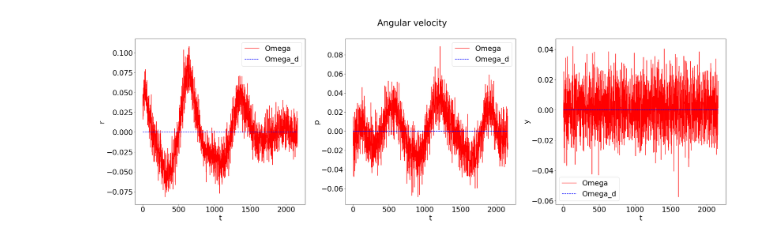
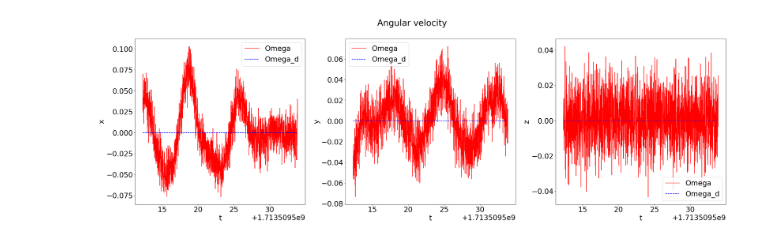
Before and after one commit to joshsohn/COML_in_snap, a Jupyter notebook: src/outer_loop_python/whiteboards/load_rosbag.ipynb, the cells around one changed output. Drawn from its saved outputs; the diff is of its cells as text; code cells hidden in the pictures.

Commit message:
add wind and graph

```diff
--- a/src/outer_loop_python/whiteboards/load_rosbag.ipynb
+++ b/src/outer_loop_python/whiteboards/load_rosbag.ipynb
@@ -10,11 +10,14 @@ from snapstack_msgs.msg import State, Goal, AttitudeCommand, ControlLog, QuadFli
 
 plt.rcParams.update({'font.size': 24})
 # %%
-filename = '_2024-04-19-02-41-38.bag'
+filename = '_2024-04-19-02-51-51.bag'
 b = bagreader(f'../rosbags/{filename}')
 
 # replace the topic name as per your need
 topic_log = b.message_by_topic('/HX14s/log')
+topic_wind = b.message_by_topic('/HX14s/wind')
+df_wind = pd.read_csv(topic_wind)
 df_log = pd.read_csv(topic_log)
 print(df_log.keys())
+print(df_wind.keys())
 # %% [output]
@@ -34,15 +41,15 @@ Index(['Time', 'header.seq', 'header.stamp.secs', 'header.stamp.nsecs',
 # %%
-def plot(df_log, xlim_left=None, xlim_right=None):
+def plot(df_log, df_wind, xlim_left=None, xlim_right=None):
     # A, y
     fig, axes = plt.subplots(1, 2, figsize=(30, 10))
 
-    df_log['A_norm'].plot(ax=axes[0])
+    df_log.plot(x='Time', y='A_norm', ax=axes[0])
     axes[0].set_ylabel('A_norm')
     axes[0].set_xlabel('t')
     axes[0].set_xlim(left=xlim_left, right=xlim_right)
     axes[0].legend()
 
-    df_log['y_norm'].plot(ax=axes[1])
+    df_log.plot(x='Time', y='y_norm', ax=axes[1])
     axes[1].set_ylabel('y_norm')
     axes[1].set_xlabel('t')
     axes[1].legend()
@@ -55,22 +62,22 @@ def plot(df_log, xlim_left=None, xlim_right=None):
     # Position
     fig, axes =plt.subplots(1, 3, figsize=(30, 10))
 
-    df_log['p.x'].plot(ax=axes[0], style='r-', label='q')
-    df_log['p_ref.x'].plot(ax=axes[0], style='b--', label='r')
+    df_log.plot(x='Time', y='p.x', ax=axes[0], style='r-', label='q')
+    df_log.plot(x='Time', y='p_ref.x', ax=axes[0], style='b--', label='r')
     axes[0].set_ylabel('x')
     axes[0].set_xlabel('t')
     axes[0].set_xlim(left=xlim_left, right=xlim_right)
     axes[0].legend()
 
-    df_log['p.y'].plot(ax=axes[1], style='r-', label='q')
-    df_log['p_ref.y'].plot(ax=axes[1], style='b--', label='r')
+    df_log.plot(x='Time', y='p.y', ax=axes[1], style='r-', label='q')
+    df_log.plot(x='Time', y='p_ref.y', ax=axes[1], style='b--', label='r')
     axes[1].set_ylabel('y')
     axes[1].set_xlabel('t')
     axes[1].set_xlim(left=xlim_left, right=xlim_right)
     axes[1].legend()
 
-    df_log['p.z'].plot(ax=axes[2], style='r-', label='q')
-    df_log['p_ref.z'].plot(ax=axes[2], style='b--', label='r')
+    df_log.plot(x='Time', y='p.z', ax=axes[2], style='r-', label='q')
+    df_log.plot(x='Time', y='p_ref.z', ax=axes[2], style='b--', label='r')
     axes[2].set_ylabel('z')
     axes[2].set_xlabel('t')
     axes[2].set_xlim(left=xlim_left, right=xlim_right)
@@ -83,22 +90,22 @@ def plot(df_log, xlim_left=None, xlim_right=None):
     # Velocity
     fig, axes = plt.subplots(1, 3, figsize=(30, 10))
 
-    df_log['v.x'].plot(ax=axes[0], style='r-', label='dq')
-    df_log['v_ref.x'].plot(ax=axes[0], style='b--',label='dr')
+    df_log.plot(x='Time', y='v.x', ax=axes[0], style='r-', label='dq')
+    df_log.plot(x='Time', y='v_ref.x', ax=axes[0], style='b--',label='dr')
     axes[0].set_ylabel('x')
     axes[0].set_xlabel('t')
     axes[0].set_xlim(left=xlim_left, right=xlim_right)
     axes[0].legend()
 
-    df_log['v.y'].plot(ax=axes[1], style='r-', label='dq')
-    df_log['v_ref.y'].plot(ax=axes[1], style='b--',label='dr')
+    df_log.plot(x='Time', y='v.y', ax=axes[1], style='r-', label='dq')
+    df_log.plot(x='Time', y='v_ref.y', ax=axes[1], style='b--',label='dr')
     axes[1].set_ylabel('y')
     axes[1].set_xlabel('t')
     axes[1].set_xlim(left=xlim_left, right=xlim_right)
     axes[1].legend()
 
-    df_log['v.z'].plot(ax=axes[2], style='r-', label='dq')
-    df_log['v_ref.z'].plot(ax=axes[2], style='b--',label='dr')
+    df_log.plot(x='Time', y='v.z', ax=axes[2], style='r-', label='dq')
+    df_log.plot(x='Time', y='v_ref.z', ax=axes[2], style='b--',label='dr')
     axes[2].set_ylabel('z')
     axes[2].set_xlabel('t')
     axes[2].set_xlim(left=xlim_left, right=xlim_right)
@@ -111,23 +118,23 @@ def plot(df_log, xlim_left=None, xlim_right=None):
     # Attitude
     fig, axes = plt.subplots(1, 3, figsize=(30, 10))
 
-    df_log['rpy.x'].plot(ax=axes[0], style='r-', label='R')
-    df_log['rpy_ref.x'].plot(ax=axes[0], style='b--', label='R_d')
-    axes[0].set_ylabel('r')
+    df_log.plot(x='Time', y='rpy.x', ax=axes[0], style='r-', label='R')
+    df_log.plot(x='Time', y='rpy_ref.x', ax=axes[0], style='b--', label='R_d')
+    axes[0].set_ylabel('x')
     axes[0].set_xlabel('t')
     axes[0].set_xlim(left=xlim_left, right=xlim_right)
     axes[0].legend()
 
-    df_log['rpy.y'].plot(ax=axes[1], style='r-', label='R')
-    df_log['rpy_ref.y'].plot(ax=axes[1], style='b--', label='R_d')
-    axes[1].set_ylabel('p')
+    df_log.plot(x='Time', y='rpy.y', ax=axes[1], style='r-', label='R')
+    df_log.plot(x='Time', y='rpy_ref.y', ax=axes[1], style='b--', label='R_d')
+    axes[1].set_ylabel('y')
     axes[1].set_xlabel('t')
     axes[1].set_xlim(left=xlim_left, right=xlim_right)
     axes[1].legend()
 
-    df_log['rpy.z'].plot(ax=axes[2], style='r-', label='R')
-    df_log['rpy_ref.z'].plot(ax=axes[2], style='b--', label='R_d')
-    axes[2].set_ylabel('y')
+    df_log.plot(x='Time', y='rpy.z', ax=axes[2], style='r-', label='R')
+    df_log.plot(x='Time', y='rpy_ref.z', ax=axes[2], style='b--', label='R_d')
+    axes[2].set_ylabel('z')
     axes[2].set_xlabel('t')
     axes[2].set_xlim(left=xlim_left, right=xlim_right)
     axes[2].legend()
@@ -139,23 +146,23 @@ def plot(df_log, xlim_left=None, xlim_right=None):
     # Angular velocity
     fig, axes = plt.subplots(1, 3, figsize=(30, 10))
 
-    df_log['w.x'].plot(ax=axes[0], style='r-', label='Omega')
-    df_log['w_ref.x'].plot(ax=axes[0], style='b--', label='Omega_d')
-    axes[0].set_ylabel('r')
+    df_log.plot(x='Time', y='w.x', ax=axes[0], style='r-', label='Omega')
+    df_log.plot(x='Time', y='w_ref.x', ax=axes[0], style='b--', label='Omega_d')
+    axes[0].set_ylabel('x')
     axes[0].set_xlabel('t')
     axes[0].set_xlim(left=xlim_left, right=xlim_right)
     axes[0].legend()
 
-    df_log['w.y'].plot(ax=axes[1], style='r-', label='Omega')
-    df_log['w_ref.y'].plot(ax=axes[1], style='b--', label='Omega_d')
-    axes[1].set_ylabel('p')
+    df_log.plot(x='Time', y='w.y', ax=axes[1], style='r-', label='Omega')
+    df_log.plot(x='Time', y='w_ref.y', ax=axes[1], style='b--', label='Omega_d')
+    axes[1].set_ylabel('y')
     axes[1].set_xlabel('t')
     axes[1].set_xlim(left=xlim_left, right=xlim_right)
     axes[1].legend()
 
-    df_log['w.z'].plot(ax=axes[2], style='r-', label='Omega')
-    df_log['w_ref.z'].plot(ax=axes[2], style='b--', label='Omega_d')
-    axes[2].set_ylabel('y')
+    df_log.plot(x='Time', y='w.z', ax=axes[2], style='r-', label='Omega')
+    df_log.plot(x='Time', y='w_ref.z', ax=axes[2], style='b--', label='Omega_d')
+    axes[2].set_ylabel('z')
     axes[2].set_xlabel('t')
     axes[2].set_xlim(left=xlim_left, right=xlim_right)
     axes[2].legend()
@@ -167,19 +174,22 @@ def plot(df_log, xlim_left=None, xlim_right=None):
     # f_hat
     fig, axes = plt.subplots(1, 3, figsize=(30, 10))
 
-    df_log['f_hat.x'].plot(ax=axes[0])
+    df_log.plot(x='Time', y='f_hat.x', ax=axes[0], style='r-', label='f_hat')
+    df_wind.plot(x='Time', y='w_nominal.x', ax=axes[0], style='b--', label='f_ext')
     axes[0].set_ylabel('x')
     axes[0].set_xlabel('t')
     axes[0].set_xlim(left=xlim_left, right=xlim_right)
     axes[0].legend()
 
-    df_log['f_hat.y'].plot(ax=axes[1])
+    df_log.plot(x='Time', y='f_hat.y', ax=axes[1], style='r-', label='f_hat')
+    df_wind.plot(x='Time', y='w_nominal.y', ax=axes[1], style='b--', label='f_ext')
     axes[1].set_ylabel('y')
     axes[1].set_xlabel('t')
     axes[1].legend()
     axes[1].set_xlim(left=xlim_left, right=xlim_right)
 
-    df_log['f_hat.z'].plot(ax=axes[2])
+    df_log.plot(x='Time', y='f_hat.z', ax=axes[2], style='r-', label='f_hat')
+    df_wind.plot(x='Time', y='w_nominal.z', ax=axes[2], style='b--', label='f_ext')
     axes[2].set_ylabel('z')
     axes[2].set_xlabel('t')
     axes[2].legend()
@@ -190,5 +200,5 @@ def plot(df_log, xlim_left=None, xlim_right=None):
     plt.show()
 
 # plot(df_log, xlim_left=0, xlim_right=10)
-plot(df_log)
+plot(df_log, df_wind)
 # %% [output]
@@ -199 +209 @@ plot(df_log)
-[figure, old version]
+[figure, new version]
```
Also changed, not shown: parts of 2 cells of this notebook, 7 other files.
